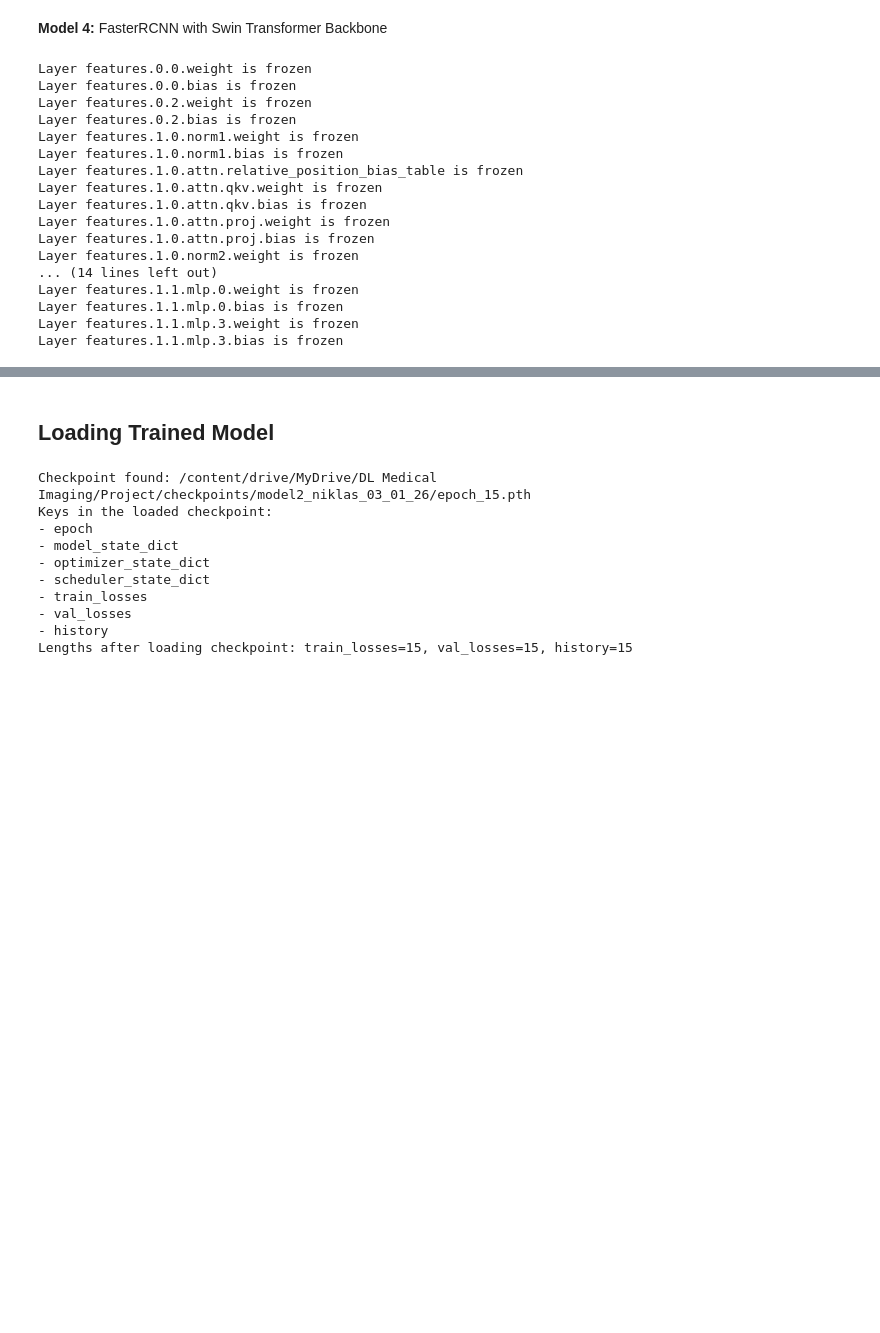
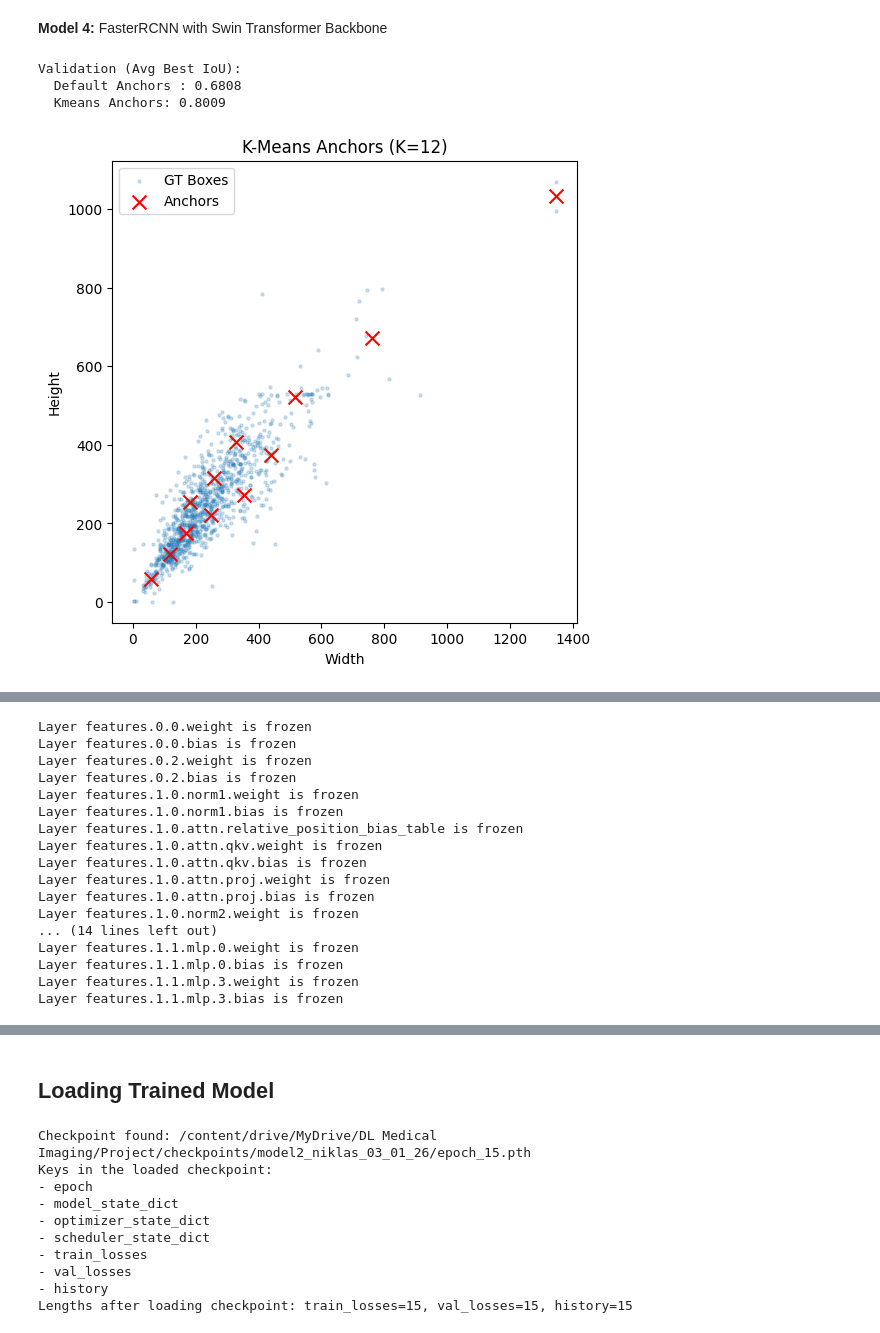
Before and after one commit to niklas-kessler/dl-med-img, a Jupyter notebook: Experiments.ipynb, the cells around one changed output, grey strips where cells are left out. Cells and saved outputs as stored; diff of their text form; code cells hidden in the pictures; blank space fills up the shorter version.

```diff
--- a/Experiments.ipynb
+++ b/Experiments.ipynb
@@ -1169,50 +1247,45 @@ def get_swin_faster_rcnn(num_classes=2, rpn_anchor_generator=None):
         rpn_anchor_generator=rpn_anchor_generator
     )
     return model
 
 
 # -----------------------
 # Find anchor sizes and ratios by KMeans
 # -----------------------
 custom_anchors_wh = analyze_anchors(
     train_dataset_fasterrcnn.dataset.labels_df,
     val_dataset_fasterrcnn.dataset.labels_df,
     strategy="kmeans",
     n_clusters=12
 )
-custom_generator = anchors_wh_to_fpn_generator(
+
+# anchor_generator = anchors_wh_to_fpn_generator(
+#     custom_anchors_wh,
+#     num_fpn_levels=4,   # Swin-T FPN setup uses 4 levels, not 5
+#     ratios_per_level=3
+# )
+anchor_generator = scaled_anchors_wh_to_fpn_generator(
     custom_anchors_wh,
-    num_fpn_levels=4,   # Swin-T FPN setup uses 4 levels, not 5
+    num_fpn_levels=4,
     ratios_per_level=3
 )
+
+
 
 # ---------------------
 # Instantiate Model
 # ---------------------
 model = get_swin_faster_rcnn(
     num_classes=2,
-    rpn_anchor_generator=custom_generator
+    rpn_anchor_generator=anchor_generator
 )
 
 # ---------------------
 # Freeze first layers
 # ---------------------
 swin_freeze_layers(model)
 # %% [output]
-Layer features.0.0.weight is frozen
-Layer features.0.0.bias is frozen
-Layer features.0.2.weight is frozen
-Layer features.0.2.bias is frozen
-Layer features.1.0.norm1.weight is frozen
-Layer features.1.0.norm1.bias is frozen
-Layer features.1.0.attn.relative_position_bias_table is frozen
-Layer features.1.0.attn.qkv.weight is frozen
-Layer features.1.0.attn.qkv.bias is frozen
-Layer features.1.0.attn.proj.weight is frozen
-Layer features.1.0.attn.proj.bias is frozen
-Layer features.1.0.norm2.weight is frozen
-... (14 lines left out)
-Layer features.1.1.mlp.0.weight is frozen
-Layer features.1.1.mlp.0.bias is frozen
-Layer features.1.1.mlp.3.weight is frozen
-Layer features.1.1.mlp.3.bias is frozen
+Validation (Avg Best IoU):
+  Default Anchors : 0.6808
+  Kmeans Anchors: 0.8009
+[figure, added]
@@ -1219,3 +1293,20 @@ Layer features.1.1.mlp.3.bias is frozen
+Layer features.0.0.weight is frozen
+Layer features.0.0.bias is frozen
+Layer features.0.2.weight is frozen
+Layer features.0.2.bias is frozen
+Layer features.1.0.norm1.weight is frozen
+Layer features.1.0.norm1.bias is frozen
+Layer features.1.0.attn.relative_position_bias_table is frozen
+Layer features.1.0.attn.qkv.weight is frozen
+Layer features.1.0.attn.qkv.bias is frozen
+Layer features.1.0.attn.proj.weight is frozen
+Layer features.1.0.attn.proj.bias is frozen
+Layer features.1.0.norm2.weight is frozen
+... (14 lines left out)
+Layer features.1.1.mlp.0.weight is frozen
+Layer features.1.1.mlp.0.bias is frozen
+Layer features.1.1.mlp.3.weight is frozen
+Layer features.1.1.mlp.3.bias is frozen
 # %%
 device = torch.device("cuda" if torch.cuda.is_available() else "cpu")
 model.to(device)
```
Also changed, not shown: parts of 17 cells of this notebook.
